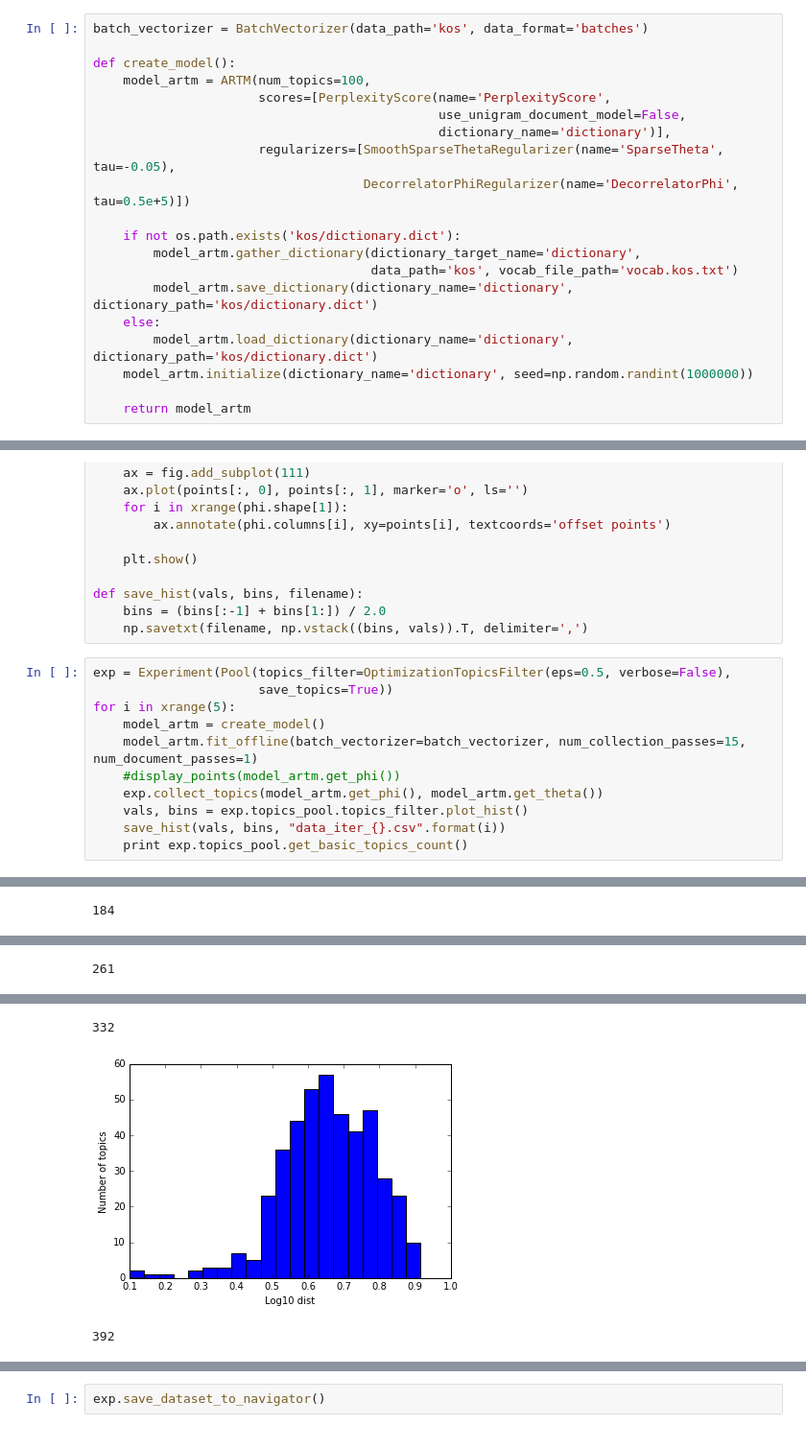
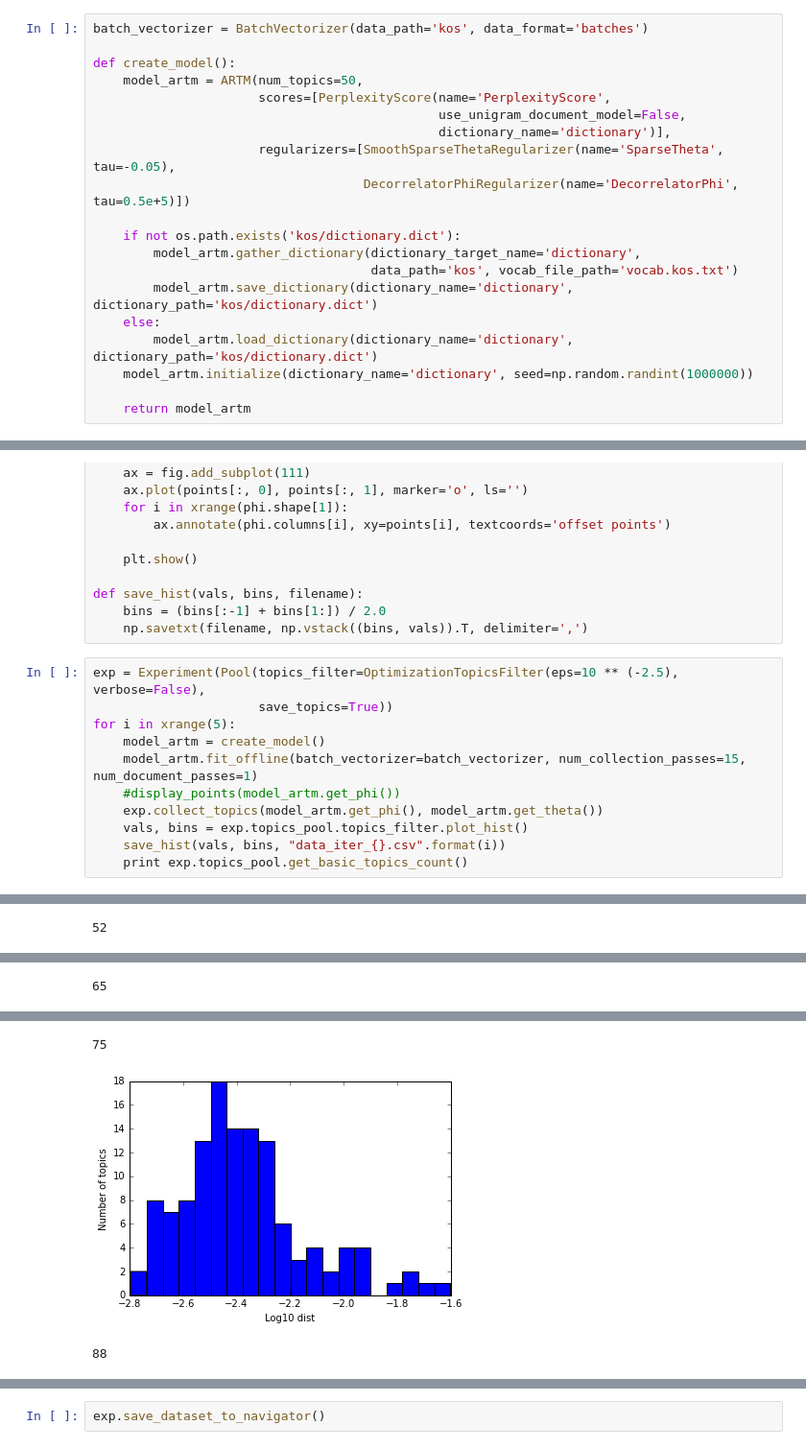
Before and after one commit to vovapolu/artm-experiments, a Jupyter notebook: report_real_data.ipynb, the cells around one changed output, grey strips where cells are left out. Shown: that part at 96% size. Cells and saved outputs as stored; diff of their text form.

```diff
--- a/report_real_data.ipynb
+++ b/report_real_data.ipynb
@@ -18,7 +18,7 @@ WARNING: pylab import has clobbered these variables: ['exp']
 batch_vectorizer = BatchVectorizer(data_path='kos', data_format='batches')
 
 def create_model():
-    model_artm = ARTM(num_topics=100,
+    model_artm = ARTM(num_topics=50,
                       scores=[PerplexityScore(name='PerplexityScore',
                                               use_unigram_document_model=False,
                                               dictionary_name='dictionary')],
@@ -49,7 +49,7 @@ def save_hist(vals, bins, filename):
     bins = (bins[:-1] + bins[1:]) / 2.0
     np.savetxt(filename, np.vstack((bins, vals)).T, delimiter=',')
 # %%
-exp = Experiment(Pool(topics_filter=OptimizationTopicsFilter(eps=0.5, verbose=False),
+exp = Experiment(Pool(topics_filter=OptimizationTopicsFilter(eps=10 ** (-2.5), verbose=False),
                       save_topics=True))
 for i in xrange(5):
     model_artm = create_model()
@@ -66 +66 @@ for i in xrange(5):
-184
+52
@@ -68 +68 @@ for i in xrange(5):
-261
+65
@@ -70,6 +70,6 @@ for i in xrange(5):
-332
+75
-[figure, old version]
+[figure, new version]
-392
+88
 # %%
 from sklearn.metrics.pairwise import cosine_distances
 for topic in exp.topics_pool.get_all_topics():
```
Also changed, not shown: parts of 7 cells of this notebook, 3 other files.
